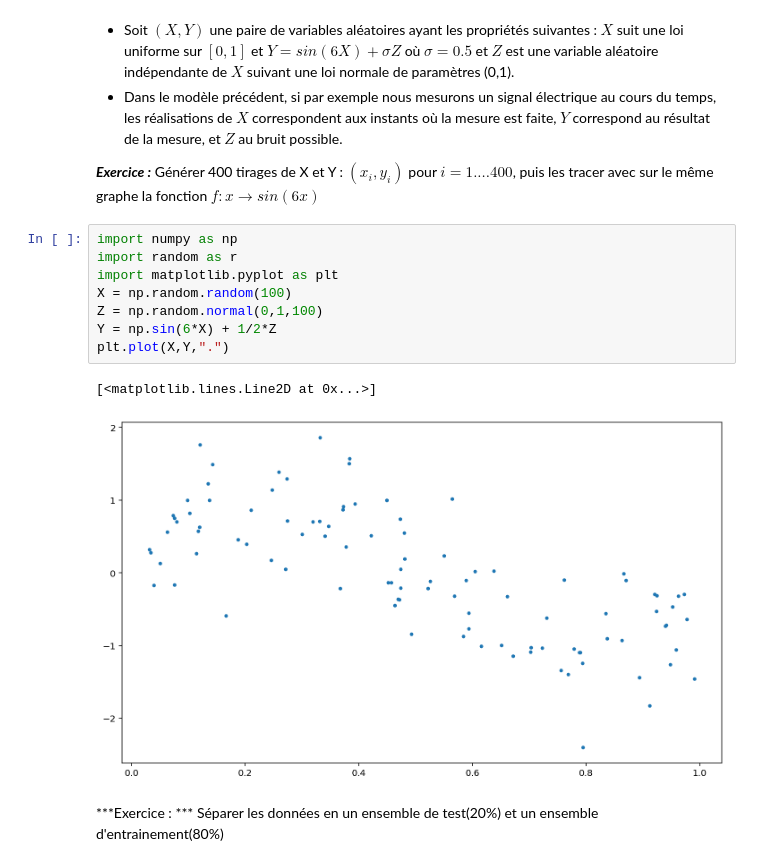
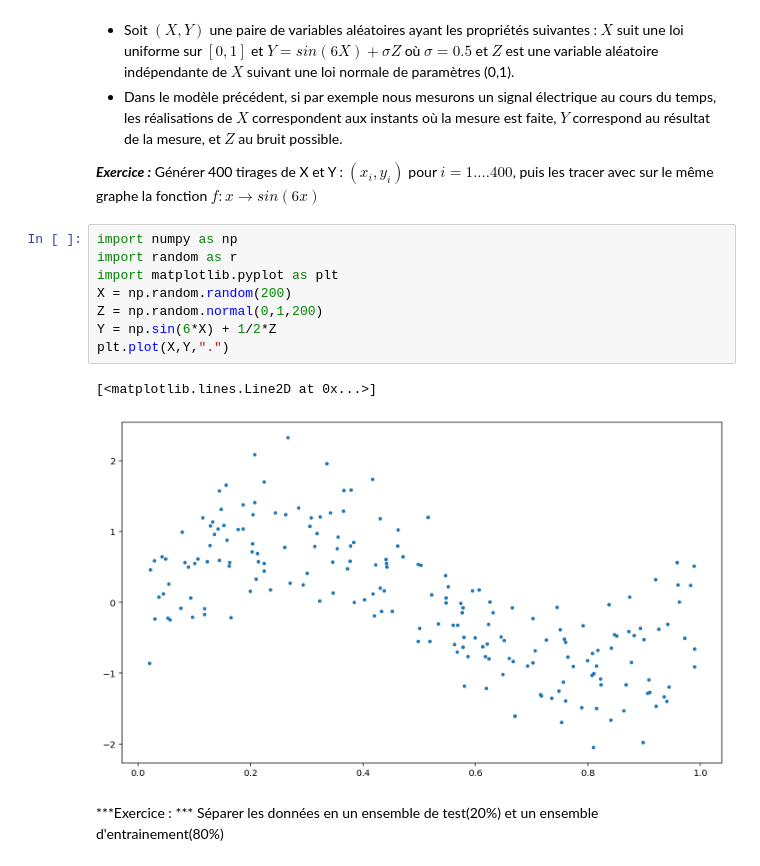
Before and after one commit to gnagnabeubla/TP-ML-GRIMA, a Jupyter notebook: TP2/linearregression.ipynb, the cells around one changed output. Drawn from its saved outputs; the diff is of its cells as text.

```diff
--- a/TP2/linearregression.ipynb
+++ b/TP2/linearregression.ipynb
@@ -37,14 +37,14 @@ Nous allons commencer par essayer de fitter des données que nous allons génér
 # %%
 import numpy as np
 import random as r
 import matplotlib.pyplot as plt
-X = np.random.random(100)
-Z = np.random.normal(0,1,100)
+X = np.random.random(200)
+Z = np.random.normal(0,1,200)
 Y = np.sin(6*X) + 1/2*Z
 plt.plot(X,Y,".")
 # %% [output]
 [<matplotlib.lines.Line2D at 0x...>]
-[figure, old version]
+[figure, new version]
 # %% [markdown]
 ***Exercice : *** Séparer les données en un ensemble de test(20%) et un ensemble d'entrainement(80%)
 # %%
```
Also changed, not shown: parts of 9 cells of this notebook.
